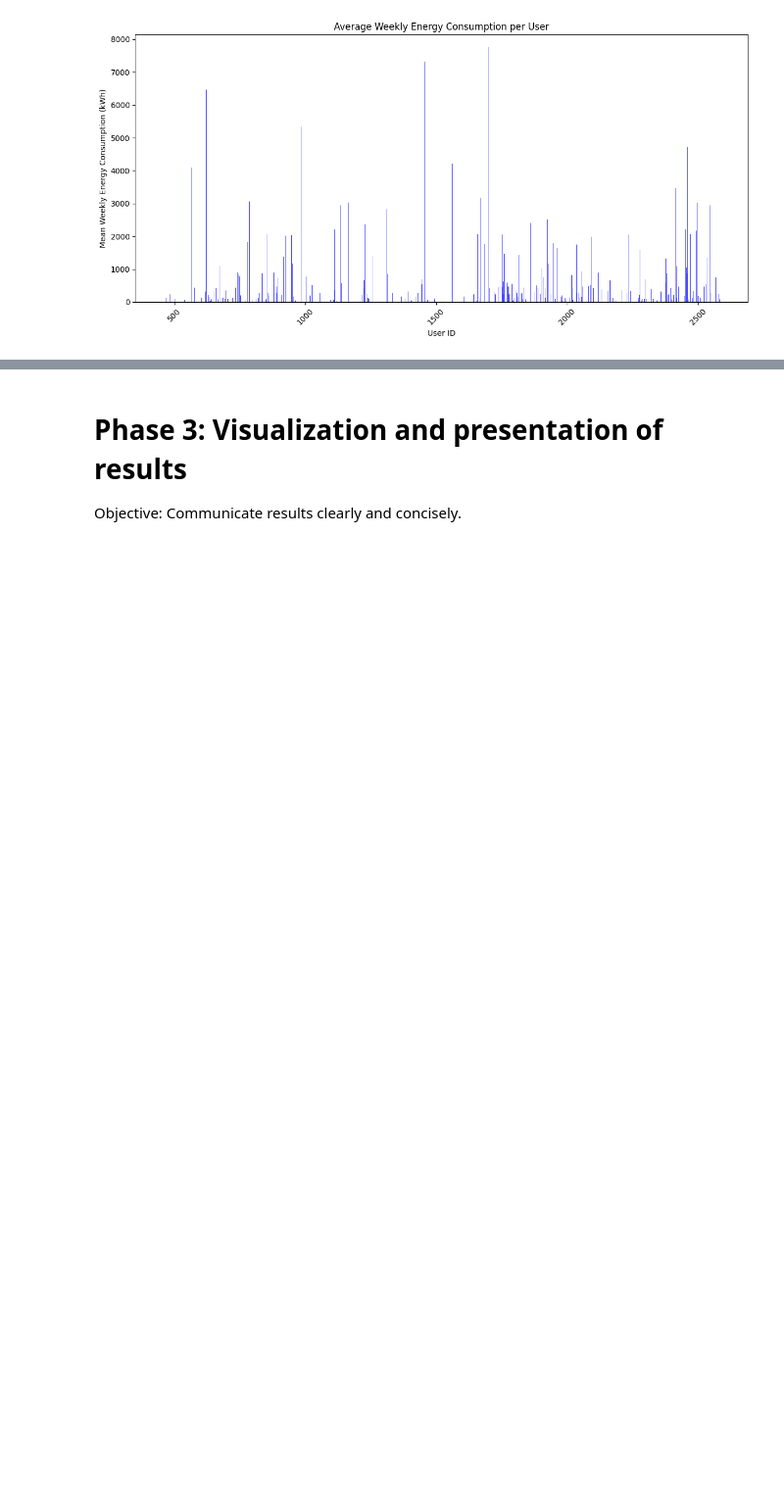
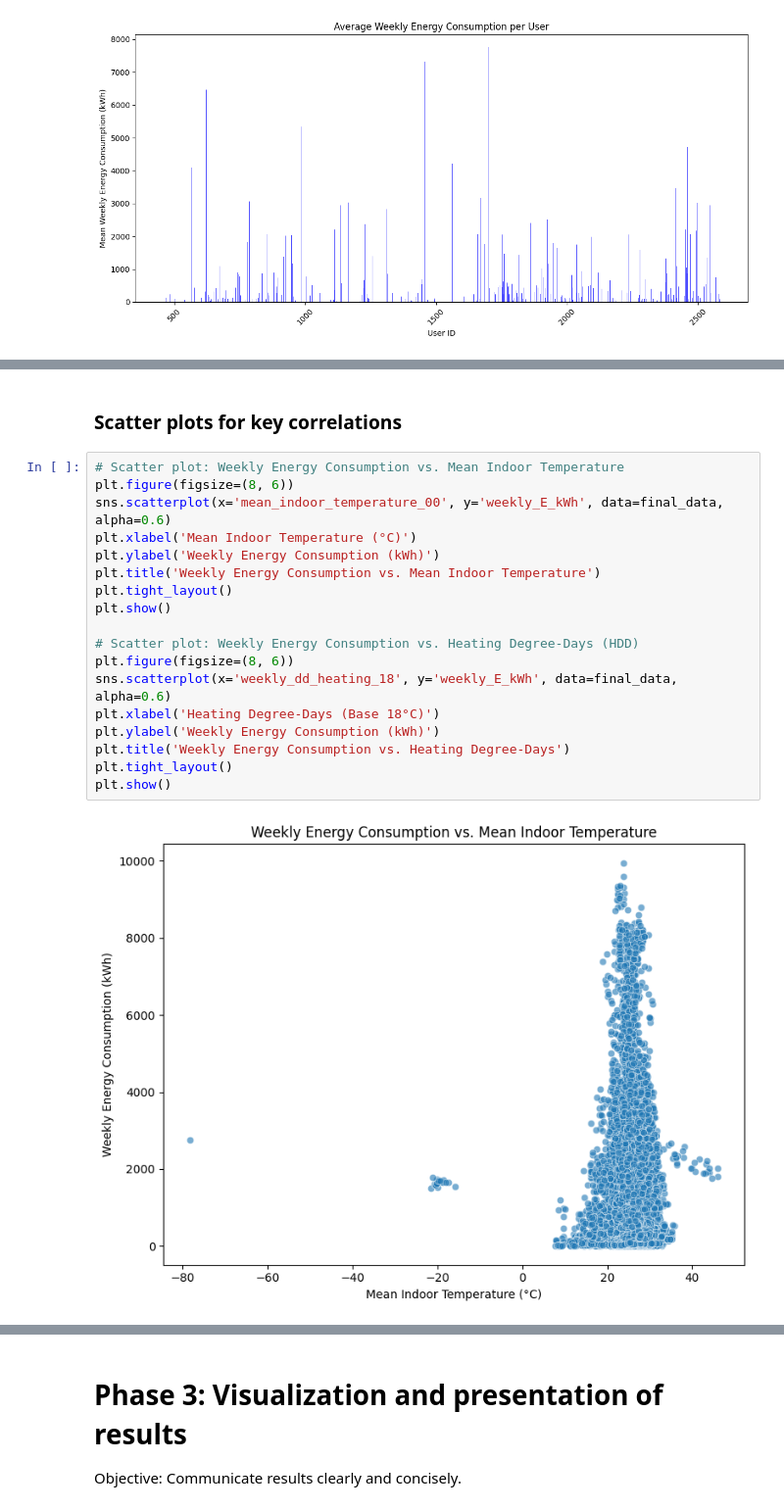
Before and after one commit to izinii/Analysis-and-Optimization-of-Energy-Consumption, a Jupyter notebook: notebook.ipynb, the cells around one changed output, grey strips where cells are left out. Shown at 98% size. Cells and saved outputs as stored; diff of their text form; blank space fills up the shorter version.

```diff
--- a/notebook.ipynb
+++ b/notebook.ipynb
@@ -622,0 +711,22 @@ It is evident that one user consumes significantly more energy than the others.
+# %% [markdown]
+### **Scatter plots for key correlations**
+# %%
+# Scatter plot: Weekly Energy Consumption vs. Mean Indoor Temperature
+plt.figure(figsize=(8, 6))
+sns.scatterplot(x='mean_indoor_temperature_00', y='weekly_E_kWh', data=final_data, alpha=0.6)
+plt.xlabel('Mean Indoor Temperature (°C)')
+plt.ylabel('Weekly Energy Consumption (kWh)')
+plt.title('Weekly Energy Consumption vs. Mean Indoor Temperature')
+plt.tight_layout()
+plt.show()
+
+# Scatter plot: Weekly Energy Consumption vs. Heating Degree-Days (HDD)
+plt.figure(figsize=(8, 6))
+sns.scatterplot(x='weekly_dd_heating_18', y='weekly_E_kWh', data=final_data, alpha=0.6)
+plt.xlabel('Heating Degree-Days (Base 18°C)')
+plt.ylabel('Weekly Energy Consumption (kWh)')
+plt.title('Weekly Energy Consumption vs. Heating Degree-Days')
+plt.tight_layout()
+plt.show()
+# %% [output]
+[figure, added]
```
Also changed, not shown: parts of 144 cells of this notebook, 8 other files.
